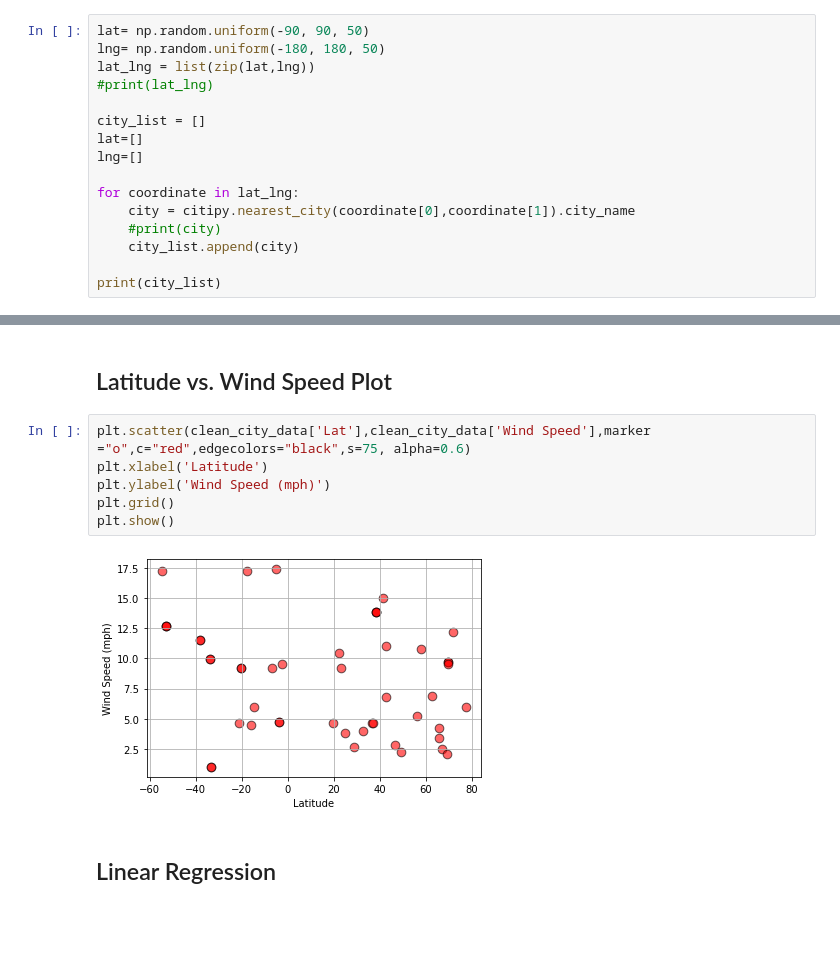
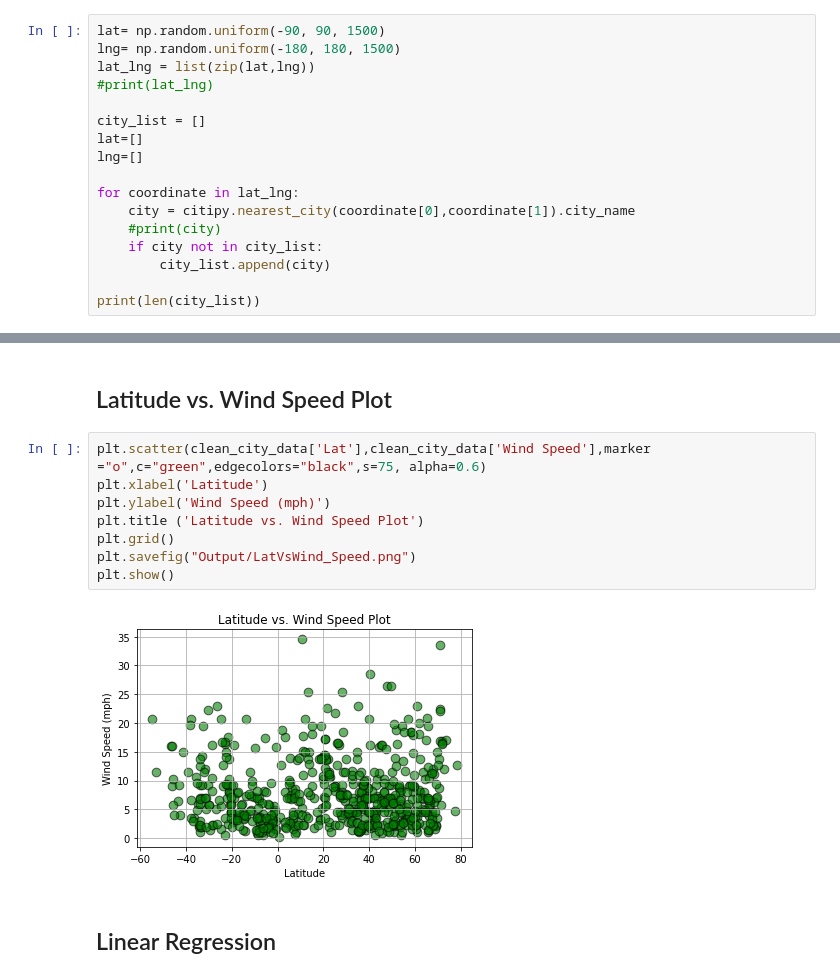
Before and after one commit to SwobabikaJena/python-api-challenge, a Jupyter notebook: WeatherPy/WeatherPy_Solved.ipynb, the cells around one changed output, grey strips where cells are left out. Drawn from its saved outputs; the diff is of its cells as text; blank space fills up the shorter version.

```diff
--- a/WeatherPy/WeatherPy_Solved.ipynb
+++ b/WeatherPy/WeatherPy_Solved.ipynb
@@ -15,8 +15,8 @@ from config import (gkey,weather_api_key)
 # %% [markdown]
 ## Generate Cities List
 # %%
-lat= np.random.uniform(-90, 90, 50)
-lng= np.random.uniform(-180, 180, 50)
+lat= np.random.uniform(-90, 90, 1500)
+lng= np.random.uniform(-180, 180, 1500)
 lat_lng = list(zip(lat,lng))
 #print(lat_lng)
 
@@ -27,7 +27,8 @@ lng=[]
 for coordinate in lat_lng:
     city = citipy.nearest_city(coordinate[0],coordinate[1]).city_name
     #print(city)
-    city_list.append(city)
+    if city not in city_list:
+        city_list.append(city)
 
-print(city_list)
+print(len(city_list))
 # %% [output]
@@ -226,13 +224,15 @@ plt.show()
 # %% [markdown]
 ## Latitude vs. Wind Speed Plot
 # %%
-plt.scatter(clean_city_data['Lat'],clean_city_data['Wind Speed'],marker ="o",c="red",edgecolors="black",s=75, alpha=0.6)
+plt.scatter(clean_city_data['Lat'],clean_city_data['Wind Speed'],marker ="o",c="green",edgecolors="black",s=75, alpha=0.6)
 plt.xlabel('Latitude')
 plt.ylabel('Wind Speed (mph)')
+plt.title ('Latitude vs. Wind Speed Plot')
 plt.grid()
+plt.savefig("Output/LatVsWind_Speed.png")
 plt.show()
 # %% [output]
-[figure, old version]
+[figure, new version]
 # %% [markdown]
 ## Linear Regression
 # %%
```
Also changed, not shown: parts of 21 cells of this notebook, 19 other files.
